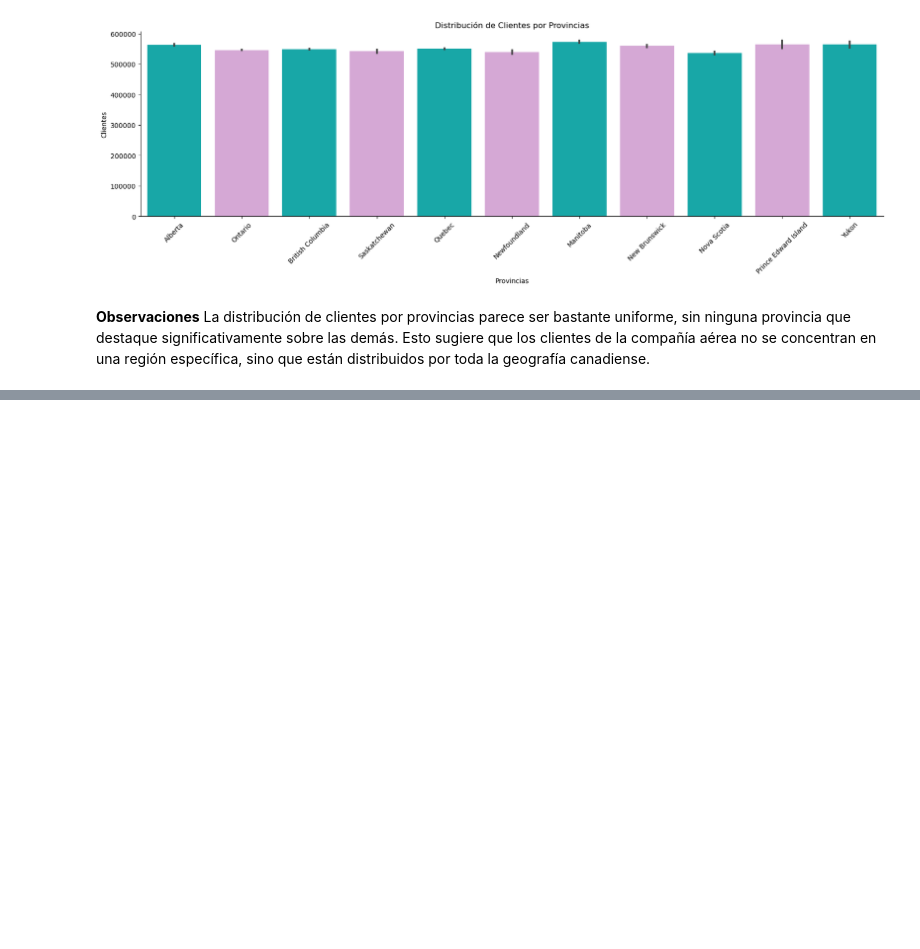
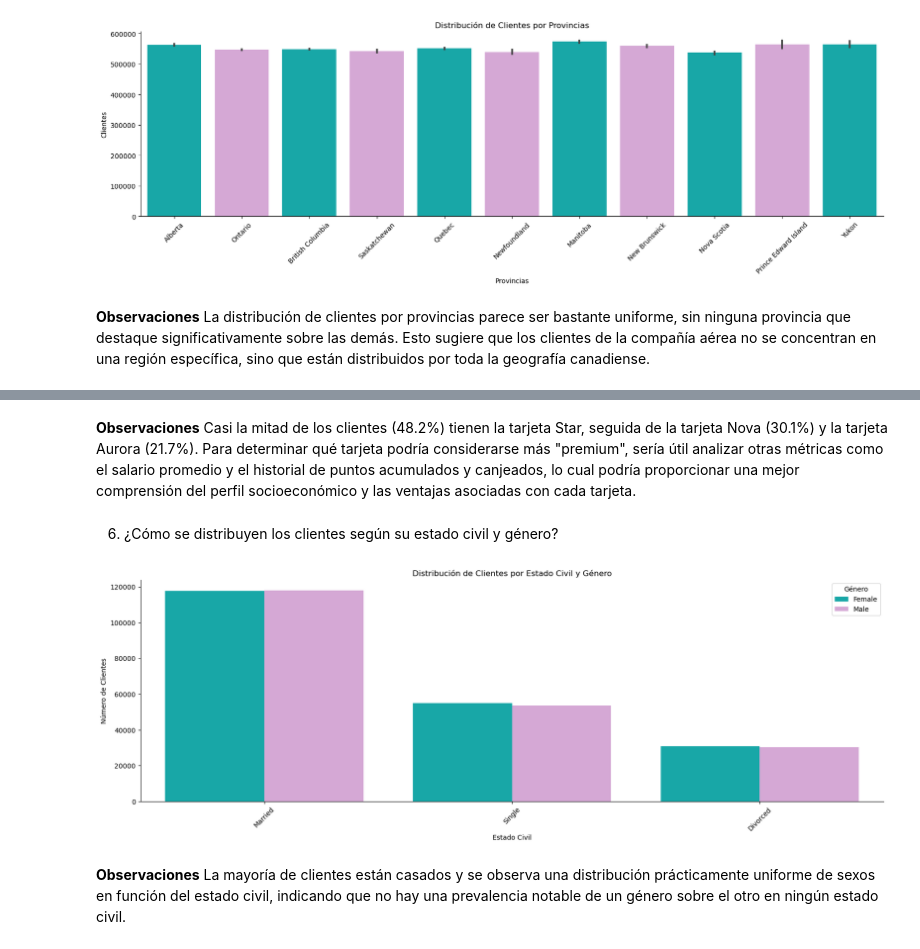
Before and after one commit to Adalab/bda-modulo-3-evaluacion-final-TaniaGraff, a Jupyter notebook: fase2_visualizacion.ipynb, the cells around one changed output, grey strips where cells are left out. Drawn from its saved outputs; the diff is of its cells as text; code cells hidden in the pictures; blank space fills up the shorter version.

```diff
--- a/fase2_visualizacion.ipynb
+++ b/fase2_visualizacion.ipynb
@@ -92,0 +119,20 @@ Index(['Loyalty_Number', 'Year', 'Month', 'Flights_Booked',
+# %% [markdown]
+**Observaciones** Casi la mitad de los clientes (48.2%) tienen la tarjeta Star, seguida de la tarjeta Nova (30.1%) y la tarjeta Aurora (21.7%). Para determinar qué tarjeta podría considerarse más "premium", sería útil analizar otras métricas como el salario promedio y el historial de puntos acumulados y canjeados, lo cual podría proporcionar una mejor comprensión del perfil socioeconómico y las ventajas asociadas con cada tarjeta.
+# %% [markdown]
+6. ¿Cómo se distribuyen los clientes según su estado civil y género?
+# %%
+colors = ['c', 'plum']
+
+plt.figure(figsize=(20, 6))
+sns.countplot(x='Marital_Status', hue='Gender', data=df, palette=colors)
+plt.xlabel('Estado Civil')
+plt.ylabel('Número de Clientes')
+plt.title('Distribución de Clientes por Estado Civil y Género')
+plt.xticks(rotation=45)
+plt.legend(title='Género')
+plt.gca().spines['right'].set_visible(False)
+plt.gca().spines['top'].set_visible(False);
+# %% [output]
+[figure, added]
+# %% [markdown]
+**Observaciones** La mayoría de clientes están casados y se observa una distribución prácticamente uniforme de sexos en función del estado civil, indicando que no hay una prevalencia notable de un género sobre el otro en ningún estado civil.
```
Also changed, not shown: parts of 10 cells of this notebook.
